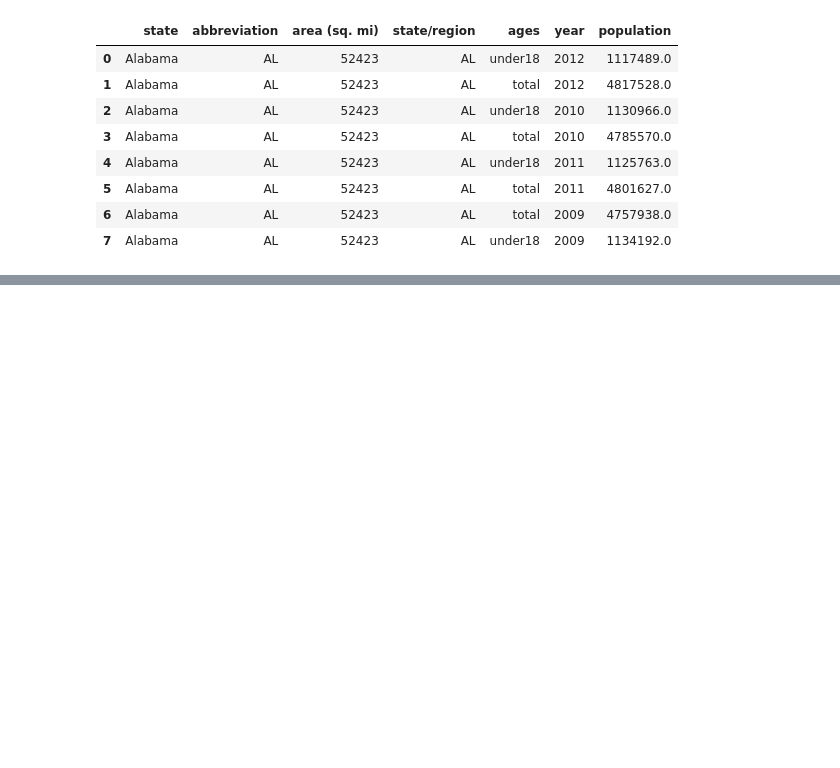
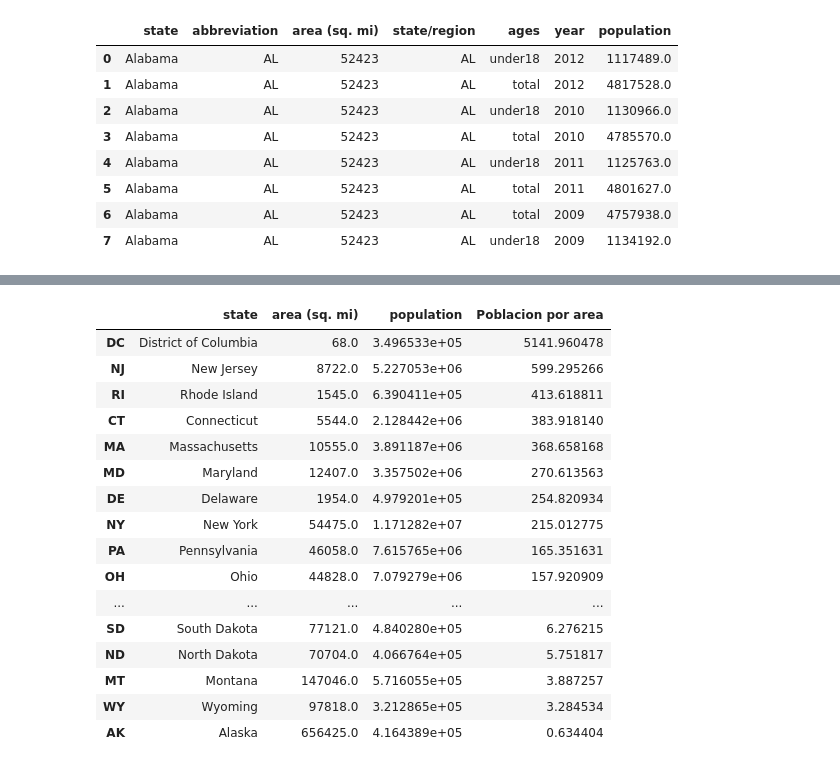
Before and after one commit to DiegoAvilarce/bootcamp-awakelab, a Jupyter notebook: ejercico_modulo2.ipynb, the cells around one changed output, grey strips where cells are left out. Cells and saved outputs as stored; diff of their text form; code cells hidden in the pictures; blank space fills up the shorter version.

```diff
--- a/ejercico_modulo2.ipynb
+++ b/ejercico_modulo2.ipynb
@@ -241,0 +214,4 @@ Name: Poblacion por km2, dtype: float64
+# %%
+# cree un dataframe que posea: El estado, el área, la población, la población por área y como índice la abreviación del nombre del estado.
+df_abbrevs_area_population_agrupado_2 = df_abbrevs_area_population[['abbreviation','state','area (sq. mi)','population','Poblacion por area']].groupby(['abbreviation','state']).mean()
+df_abbrevs_area_population_agrupado_2.head(8)
@@ -241,0 +250,40 @@ Name: Poblacion por km2, dtype: float64
+# %%
+# separa los indices multiples en dos listas
+lista_abreviaciones= []
+lista_estados = []
+
+for i in range(len(df_abbrevs_area_population_agrupado_2.index.values)):
+    lista_abreviaciones.append(df_abbrevs_area_population_agrupado_2.index.values[i][0])
+    lista_estados.append(df_abbrevs_area_population_agrupado_2.index.values[i][1])
+# %%
+# se setea el indice y se agrega la columna state
+df_abbrevs_area_population_agrupado_2.index = lista_abreviaciones
+df_abbrevs_area_population_agrupado_2['state'] = lista_estados
+
+# ordenar colummas
+df_abbrevs_area_population_agrupado_3 = df_abbrevs_area_population_agrupado_2[['state','area (sq. mi)','population','Poblacion por area']]
+
+# ordenar por poblacion por area
+df_abbrevs_area_population_agrupado_3.sort_values(by=['Poblacion por area'], ascending=False)
+
+# Se obteien que el estado con mayor poblacion por area es District of Columbia y el estado con menor poblacion por area es Alaska.
+# Sin embargo, se debe destacar que el area de District of Columbia es de 68.34 millas cuadradas,
+# mientras que el area de Alaska es de 656425.0 millas cuadradas.
+# %% [output]
+|  | state | area (sq. mi) | population | Poblacion por area |
+| DC | District of Columbia | 68.0 | 3.496533e+05 | 5141.960478 |
+| NJ | New Jersey | 8722.0 | 5.227053e+06 | 599.295266 |
+| RI | Rhode Island | 1545.0 | 6.390411e+05 | 413.618811 |
+| CT | Connecticut | 5544.0 | 2.128442e+06 | 383.918140 |
+| MA | Massachusetts | 10555.0 | 3.891187e+06 | 368.658168 |
+| MD | Maryland | 12407.0 | 3.357502e+06 | 270.613563 |
+| DE | Delaware | 1954.0 | 4.979201e+05 | 254.820934 |
+| NY | New York | 54475.0 | 1.171282e+07 | 215.012775 |
+| PA | Pennsylvania | 46058.0 | 7.615765e+06 | 165.351631 |
+| OH | Ohio | 44828.0 | 7.079279e+06 | 157.920909 |
+| ... | ... | ... | ... | ... |
+| SD | South Dakota | 77121.0 | 4.840280e+05 | 6.276215 |
+| ND | North Dakota | 70704.0 | 4.066764e+05 | 5.751817 |
+| MT | Montana | 147046.0 | 5.716055e+05 | 3.887257 |
+| WY | Wyoming | 97818.0 | 3.212865e+05 | 3.284534 |
+| AK | Alaska | 656425.0 | 4.164389e+05 | 0.634404 |
```
Also changed, not shown: parts of 10 cells of this notebook, 5 other files.
